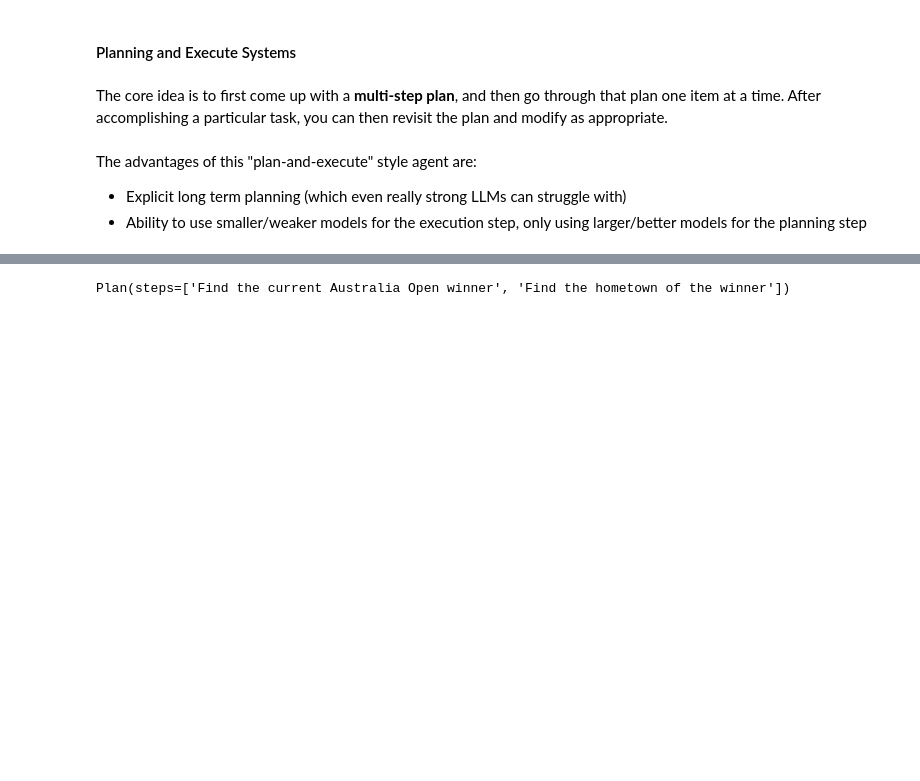
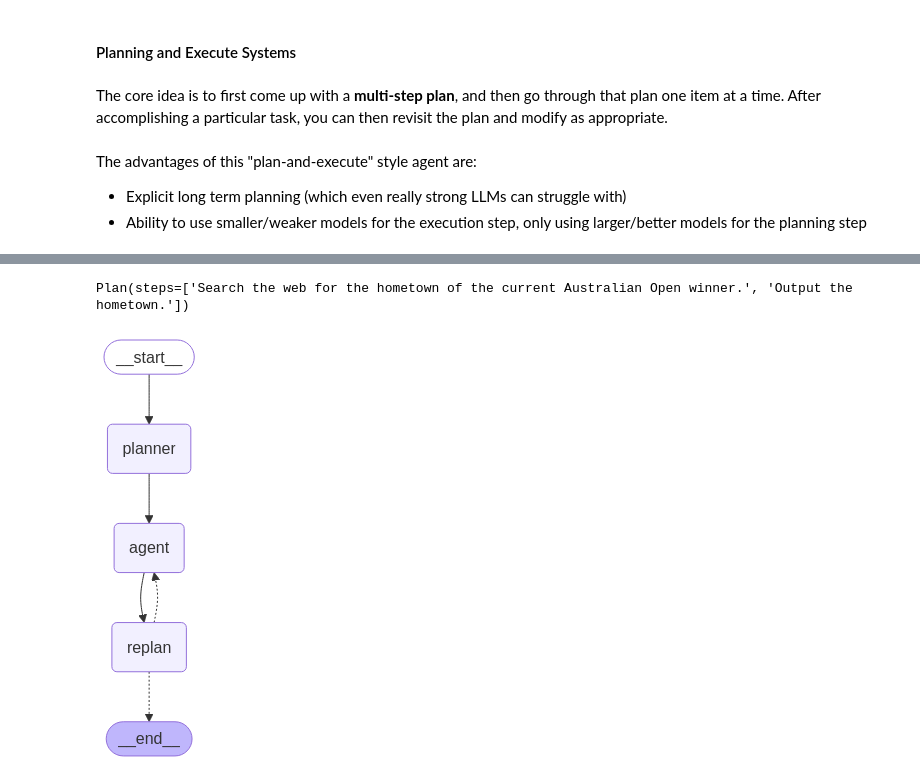
Before and after one commit to 45-Hrishi/Agentic-AI, a Jupyter notebook: Langgraph Framework/Tutorials/11_planning_agent_systems/01_planning_and_execute.ipynb, the cells around one changed output, grey strips where cells are left out. Saved outputs shown, nothing was run; the diff lists cells and outputs as text; code cells hidden in the pictures; blank space fills up the shorter version.

```diff
--- a/Langgraph Framework/Tutorials/11_planning_agent_systems/01_planning_and_execute.ipynb
+++ b/Langgraph Framework/Tutorials/11_planning_agent_systems/01_planning_and_execute.ipynb
@@ -87,8 +127,9 @@ planner_prompt = ChatPromptTemplate.from_messages(
     ]
 )
 
-structured_planner = ChatGroq(model="llama-3.3-70b-versatile",temperature=0.3).with_structured_output(Plan)
-planner = planner_prompt | structured_planner
+# structured_planner = ChatGroq(model="llama-3.3-70b-versatile",temperature=0.3).with_structured_output(Plan)
+structured_planner = ChatGoogleGenerativeAI(model="gemini-2.0-flash-lite",temperature=0.3).with_structured_output(Plan)
+planner = planner_prompt | structured_planner # planner chain
 # %%
 planner.invoke(
     {
@@ -98,7 +139,7 @@ planner.invoke(
     }
 )
 # %% [output]
-Plan(steps=['Find the current Australia Open winner', 'Find the hometown of the winner'])
+Plan(steps=['Search the web for the hometown of the current Australian Open winner.', 'Output the hometown.'])
 # %%
 replanner_prompt = ChatPromptTemplate.from_template(
     """For the given objective, come up with a simple step by step plan. \
@@ -119,6 +160,7 @@ Update your plan accordingly. If no more steps are needed and you can return to
 Otherwise, fill out the plan. Only add steps to the plan that still NEED to be done. Do not return previously done steps as part of the plan."""
 )
 
-strucctured_replanner = ChatGroq(model="llama-3.3-70b-versatile",temperature=0.3).with_structured_output(Act)
+# strucctured_replanner = ChatGroq(model="llama-3.3-70b-versatile",temperature=0.3).with_structured_output(Act)
+strucctured_replanner = ChatGoogleGenerativeAI(model="gemini-2.0-flash-lite",temperature=0.3).with_structured_output(Act)
 replanner = replanner_prompt | strucctured_replanner
 # %%
@@ -137,0 +201,36 @@ async def execute_step(state: PlanExecute):
+# %%
+# Define the workflow and graph
+workflow = StateGraph(PlanExecute)
+
+# Add the plan node
+workflow.add_node("planner", plan_step)
+
+# Add the execution step
+workflow.add_node("agent", execute_step)
+
+# Add a replan node
+workflow.add_node("replan", replan_step)
+
+workflow.add_edge(START, "planner")
+
+# From plan we go to agent
+workflow.add_edge("planner", "agent")
+
+# From agent, we replan
+workflow.add_edge("agent", "replan")
+
+workflow.add_conditional_edges(
+    "replan",
+    # Next, we pass in the function that will determine which node is called next.
+    should_end,
+    ["agent", END],
+)
+
+# Finally, we compile it!
+# This compiles it into a LangChain Runnable,
+# meaning you can use it as you would any other runnable
+app = workflow.compile()
+# %%
+app
+# %% [output]
+[figure, added]
```
Also changed, not shown: parts of 10 cells of this notebook, 5 other files.
